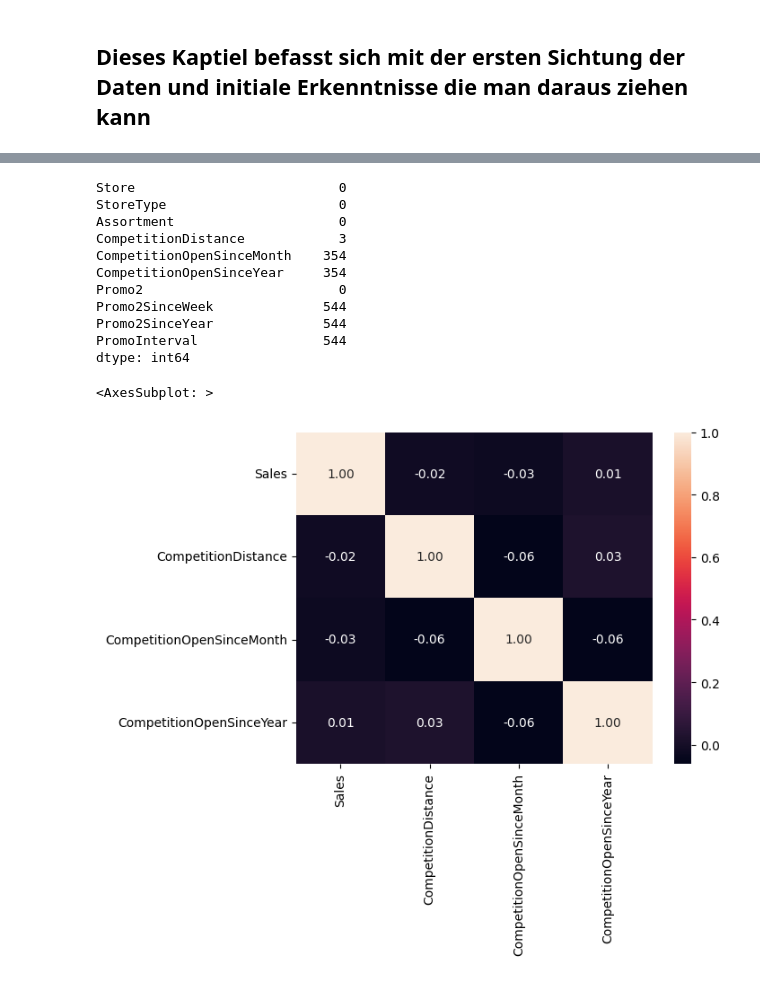
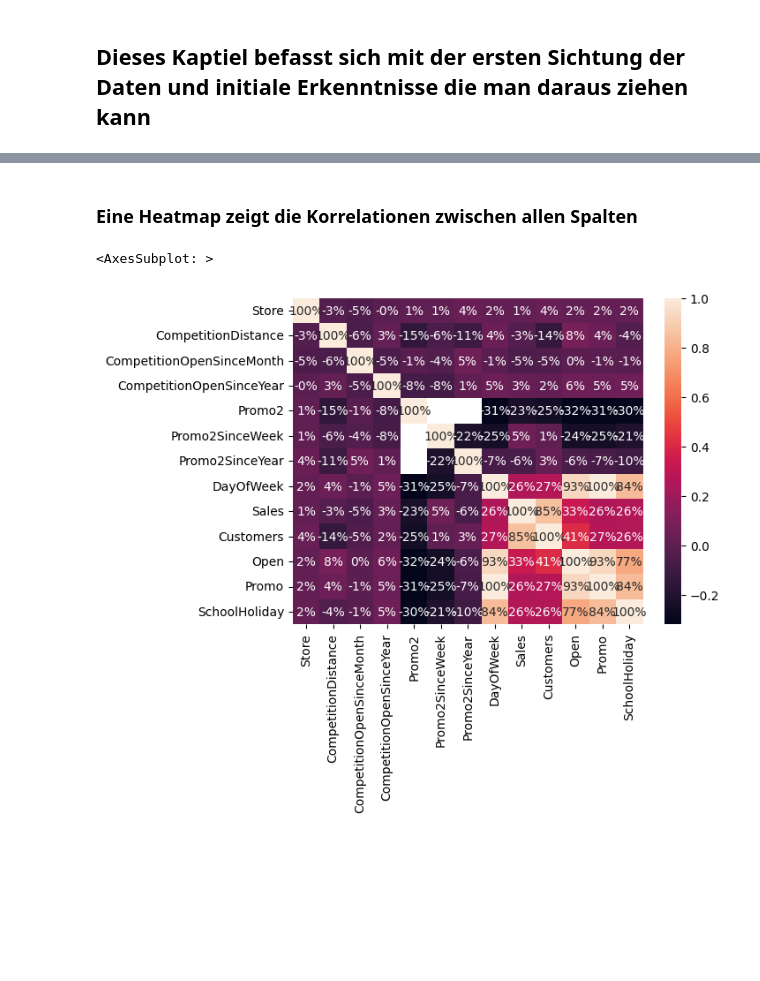
Before and after one commit to Max3978/Rossmann-Store-Sales, a Jupyter notebook: Insights.ipynb, the cells around one changed output, grey strips where cells are left out. Cells and saved outputs as stored; diff of their text form; code cells hidden in the pictures; blank space fills up the shorter version.

```diff
--- a/Insights.ipynb
+++ b/Insights.ipynb
@@ -27,0 +21,6 @@ df2.head()
+# %%
+df2.head()
+df2.tail()
+
+# Die Zeilen werden nach ID zusammengefasst, die Summe der Werte werden gebildet und in einer neuen Tabelle gespeichert
+df3 = df2.groupby("Store").sum()
@@ -28,5 +31,8 @@ df2.head()
 # %%
-# Join the two dataframes using the Store column
-df = pd.merge(df1, df2, on="Store")
+# Join the two dataframes using the Store column up to store id 1115
+df = pd.merge(df1, df3, on="Store")
 df.head()
+
+# plot the correltion between the columns sales and competition distance, competition open since month, competition open since year
+sns.heatmap(df[["Sales", "CompetitionDistance", "CompetitionOpenSinceMonth", "CompetitionOpenSinceYear"]].corr(), annot=True, fmt=".0%")
 # %% [output]
@@ -45,23 +41,11 @@ sns.barplot(x="DayOfWeek", y="Sales", data=df)
-# %%
-# Anhand der Heatmap kann man erkennen das eine hohe Korrelation zwischen den Spalten Promo und Sales besteht.
-
-# show the number of missing values in each column
-print(df2.isnull().sum())
-# %% [output]
-Store                          0
-StoreType                      0
-Assortment                     0
-CompetitionDistance            3
-CompetitionOpenSinceMonth    354
-CompetitionOpenSinceYear     354
-Promo2                         0
-Promo2SinceWeek              544
-Promo2SinceYear              544
-PromoInterval                544
-dtype: int64
+# %% [markdown]
+### Eine Heatmap zeigt die Korrelationen zwischen allen Spalten
 # %%
-# plot the correltion between the columns sales and competition distance, competition open since month, competition open since year
-sns.heatmap(df[["Sales", "CompetitionDistance", "CompetitionOpenSinceMonth", "CompetitionOpenSinceYear"]].corr(), annot=True, fmt=".2f")
+# plot a heatmap of the correlation between the columns
+
+sns.heatmap(df.corr(), annot=True, fmt=".0%")
+
+# make a
 # %% [output]
 <AxesSubplot: >
-[figure, old version]
+[figure, new version]
```
Also changed, not shown: parts of 7 cells of this notebook.
